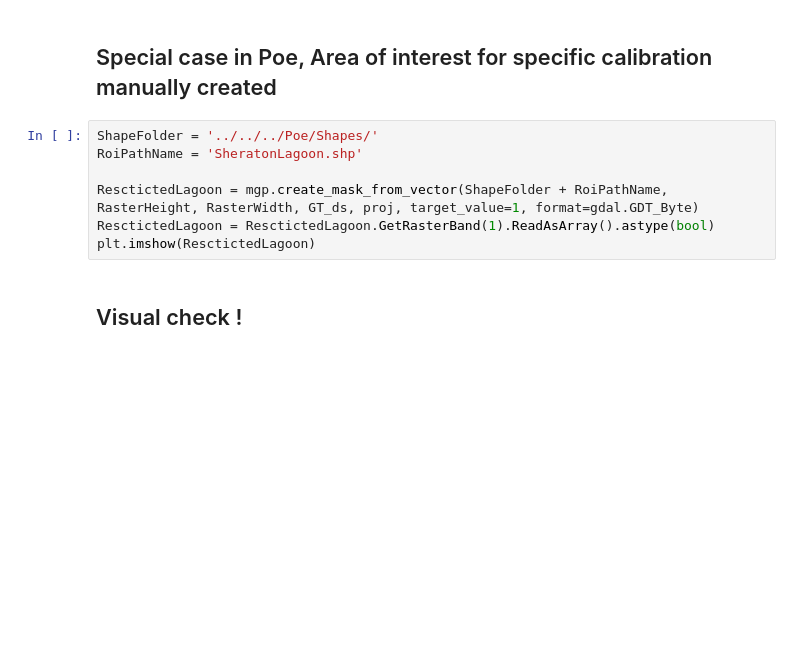
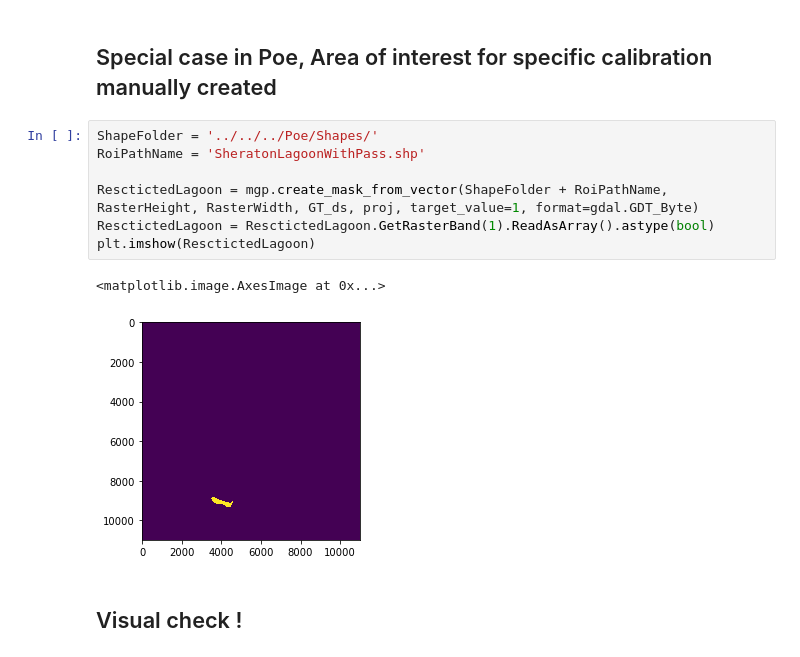
Before and after one commit to Seam8/SDB_Projects, a Jupyter notebook: Poe/Scripts/Modeling/GetBathy_Stumpf.ipynb, the cells around one changed output. Cells and saved outputs as stored; diff of their text form; blank space fills up the shorter version.

```diff
--- a/Poe/Scripts/Modeling/GetBathy_Stumpf.ipynb
+++ b/Poe/Scripts/Modeling/GetBathy_Stumpf.ipynb
@@ -202,11 +202,14 @@ MemoryError:
 ## Special case in Poe, Area of interest for specific calibration manually created
 # %%
 ShapeFolder = '../../../Poe/Shapes/'
-RoiPathName = 'SheratonLagoon.shp'
+RoiPathName = 'SheratonLagoonWithPass.shp'
 
 ResctictedLagoon = mgp.create_mask_from_vector(ShapeFolder + RoiPathName,  RasterHeight, RasterWidth, GT_ds, proj, target_value=1, format=gdal.GDT_Byte)
 ResctictedLagoon = ResctictedLagoon.GetRasterBand(1).ReadAsArray().astype(bool)
 plt.imshow(ResctictedLagoon)
+# %% [output]
+<matplotlib.image.AxesImage at 0x...>
+[figure, added]
 # %% [markdown]
 ## Visual check !
 # %%
```
Also changed, not shown: parts of 7 cells of this notebook, 8 other files.
